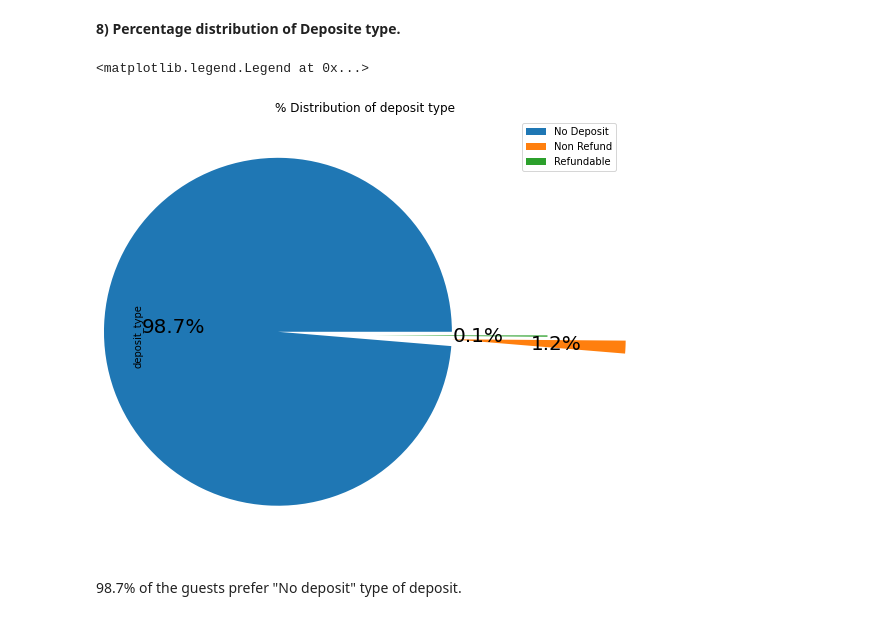
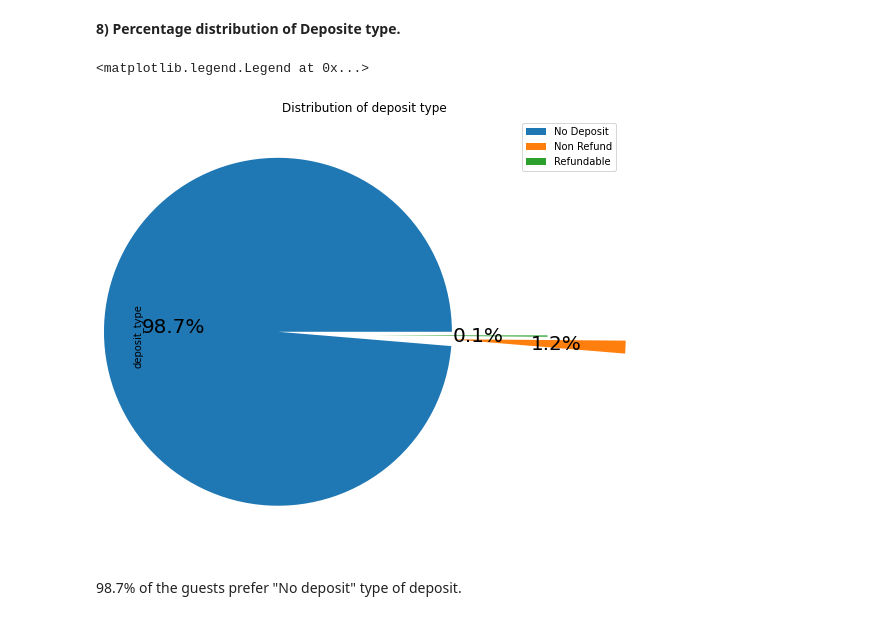
Before and after one commit to pranabrout/EDA-on-Hotel-Booking, a Jupyter notebook: Hotel_Booking_Analysis_Capstone_Project.ipynb, the cells around one changed output. Cells and saved outputs as stored; diff of their text form; code cells hidden in the pictures.

```diff
--- a/Hotel_Booking_Analysis_Capstone_Project.ipynb
+++ b/Hotel_Booking_Analysis_Capstone_Project.ipynb
@@ -330,12 +336,12 @@ Almost 82% of the bookings were not changed by guests.
 **8) Percentage distribution of Deposite type.**
 # %%
 df1['deposit_type'].value_counts().plot.pie(explode=(0.5,0.5,0.05),autopct='%1.1f%%',shadow=False,figsize=(14,8),fontsize=20,labels=None)
-plt.title("% Distribution of deposit type")
+plt.title("Distribution of deposit type")
 labels=df1['deposit_type'].value_counts().index.tolist()
 plt.legend(bbox_to_anchor=(0.85, 1), loc='upper left', labels=labels)
 # %% [output]
 <matplotlib.legend.Legend at 0x...>
-[figure, old version]
+[figure, new version]
 # %% [markdown]
 98.7% of the guests prefer "No deposit" type of deposit.
 # %% [markdown]
```
Also changed, not shown: parts of 29 cells of this notebook.
